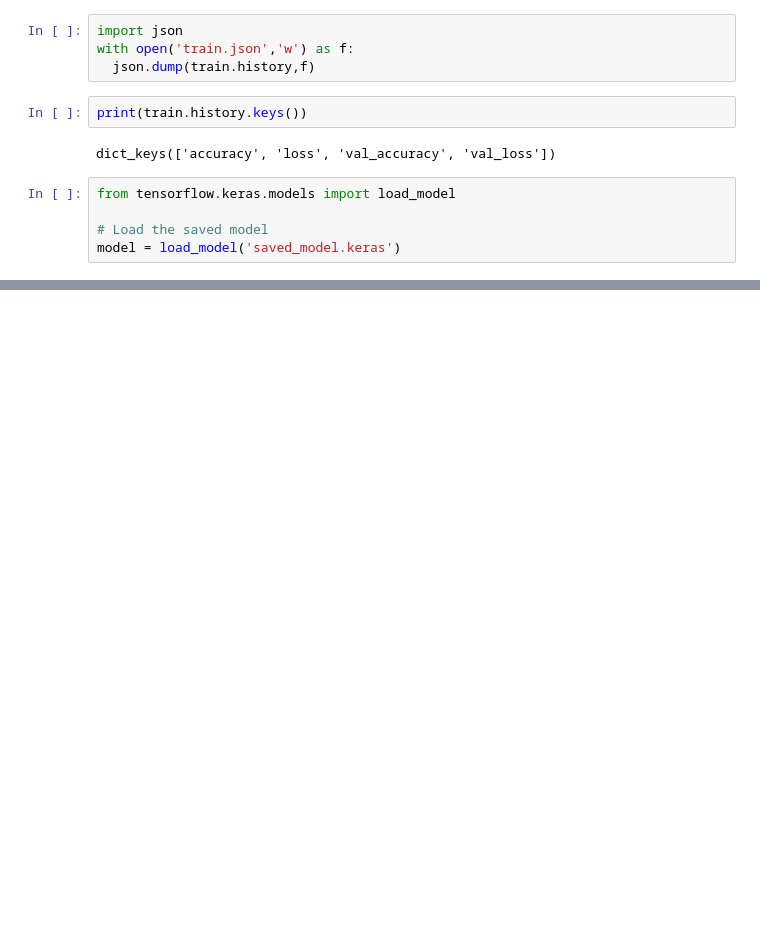
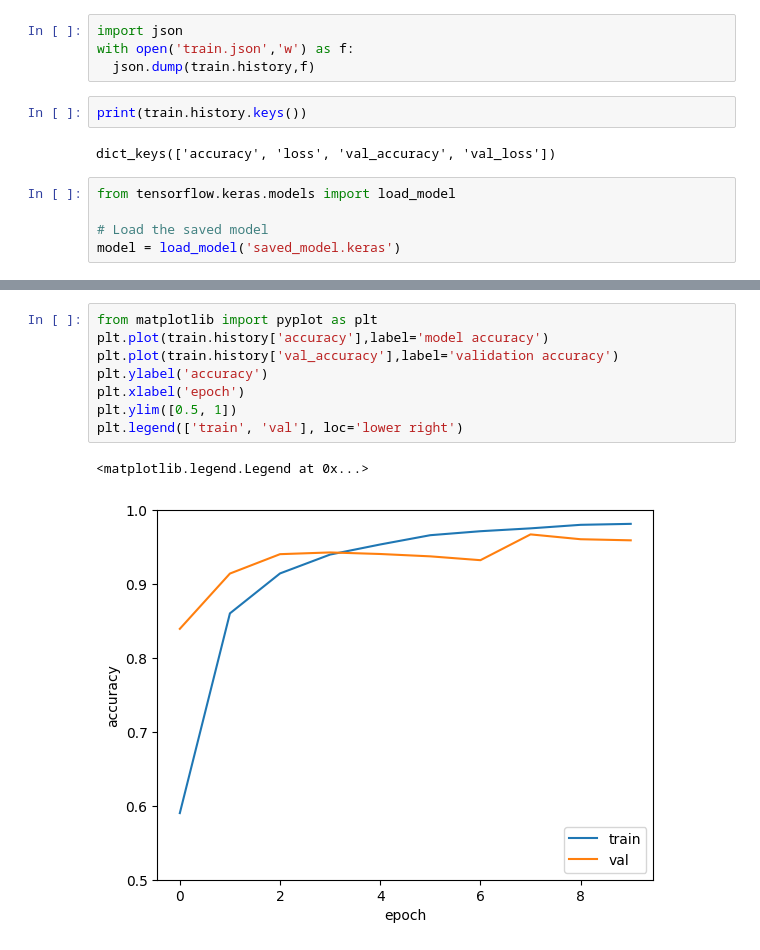
Before and after one commit to aditiadri/AgriVision-DiseaseDetector, a Jupyter notebook: Untitled17.ipynb, the cells around one changed output, grey strips where cells are left out. Saved outputs shown, nothing was run; the diff lists cells and outputs as text; blank space fills up the shorter version.

```diff
--- a/Untitled17.ipynb
+++ b/Untitled17.ipynb
@@ -337,0 +445,11 @@ model = load_model('saved_model.keras')
+# %%
+from matplotlib import pyplot as plt
+plt.plot(train.history['accuracy'],label='model accuracy')
+plt.plot(train.history['val_accuracy'],label='validation accuracy')
+plt.ylabel('accuracy')
+plt.xlabel('epoch')
+plt.ylim([0.5, 1])
+plt.legend(['train', 'val'], loc='lower right')
+# %% [output]
+<matplotlib.legend.Legend at 0x...>
+[figure, added]
```
Also changed, not shown: parts of 28 cells of this notebook.
